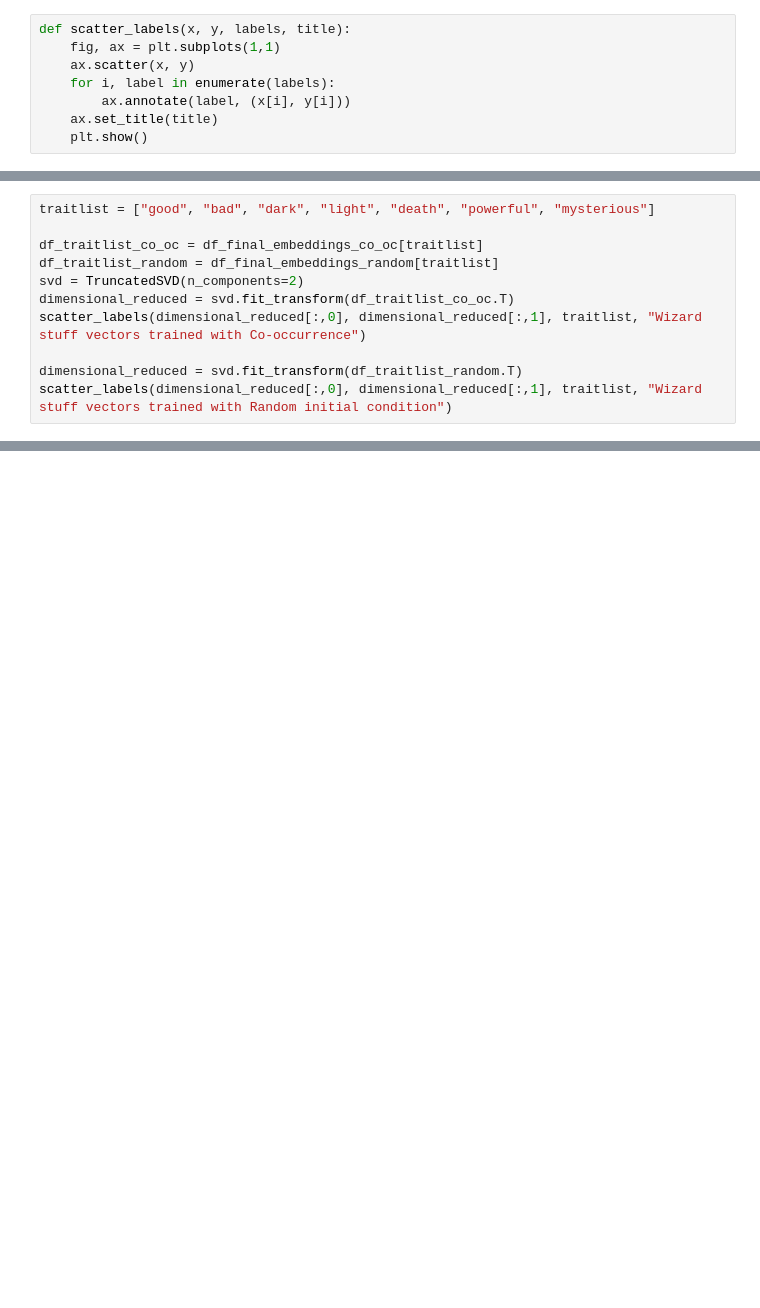
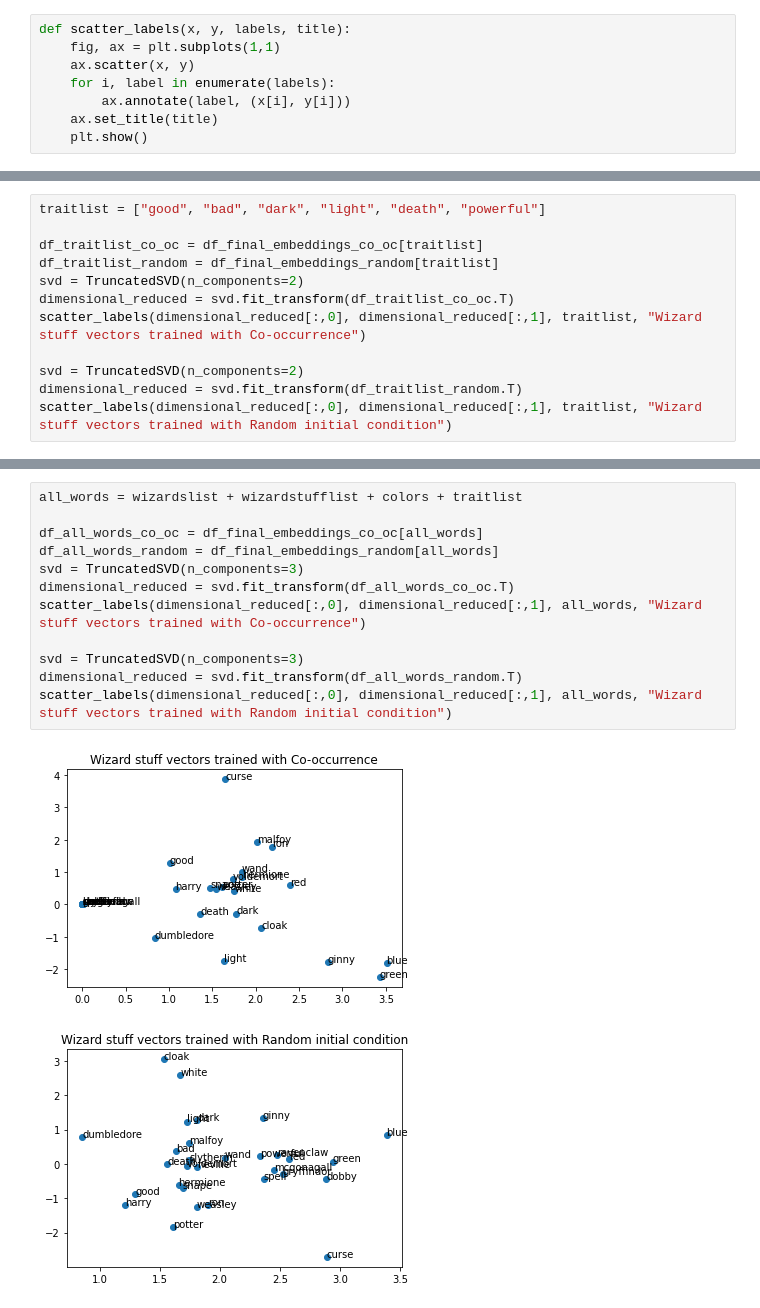
Before and after one commit to sbrenner132/modified-word2vec, a Jupyter notebook: results_analysis.ipynb, the cells around one changed output, grey strips where cells are left out. Saved outputs shown, nothing was run; the diff lists cells and outputs as text; blank space fills up the shorter version.

```diff
--- a/results_analysis.ipynb
+++ b/results_analysis.ipynb
@@ -118,5 +140,5 @@ scatter_labels(dimensional_reduced[:,0], dimensional_reduced[:,1], colors, "Wiza
 # %%
-traitlist = ["good", "bad", "dark", "light", "death", "powerful", "mysterious"]
+traitlist = ["good", "bad", "dark", "light", "death", "powerful"]
 
 df_traitlist_co_oc = df_final_embeddings_co_oc[traitlist]
 df_traitlist_random = df_final_embeddings_random[traitlist]
@@ -124,6 +146,7 @@ svd = TruncatedSVD(n_components=2)
 dimensional_reduced = svd.fit_transform(df_traitlist_co_oc.T)
 scatter_labels(dimensional_reduced[:,0], dimensional_reduced[:,1], traitlist, "Wizard stuff vectors trained with Co-occurrence")
 
+svd = TruncatedSVD(n_components=2)
 dimensional_reduced = svd.fit_transform(df_traitlist_random.T)
 scatter_labels(dimensional_reduced[:,0], dimensional_reduced[:,1], traitlist, "Wizard stuff vectors trained with Random initial condition")
 # %% [output]
@@ -131,0 +155,15 @@ scatter_labels(dimensional_reduced[:,0], dimensional_reduced[:,1], traitlist, "W
+# %%
+all_words = wizardslist + wizardstufflist + colors + traitlist
+
+df_all_words_co_oc = df_final_embeddings_co_oc[all_words]
+df_all_words_random = df_final_embeddings_random[all_words]
+svd = TruncatedSVD(n_components=3)
+dimensional_reduced = svd.fit_transform(df_all_words_co_oc.T)
+scatter_labels(dimensional_reduced[:,0], dimensional_reduced[:,1], all_words, "Wizard stuff vectors trained with Co-occurrence")
+
+svd = TruncatedSVD(n_components=3)
+dimensional_reduced = svd.fit_transform(df_all_words_random.T)
+scatter_labels(dimensional_reduced[:,0], dimensional_reduced[:,1], all_words, "Wizard stuff vectors trained with Random initial condition")
+# %% [output]
+[figure, added]
+[figure, added]
```
Also changed, not shown: parts of 7 cells of this notebook, 4 other files.
